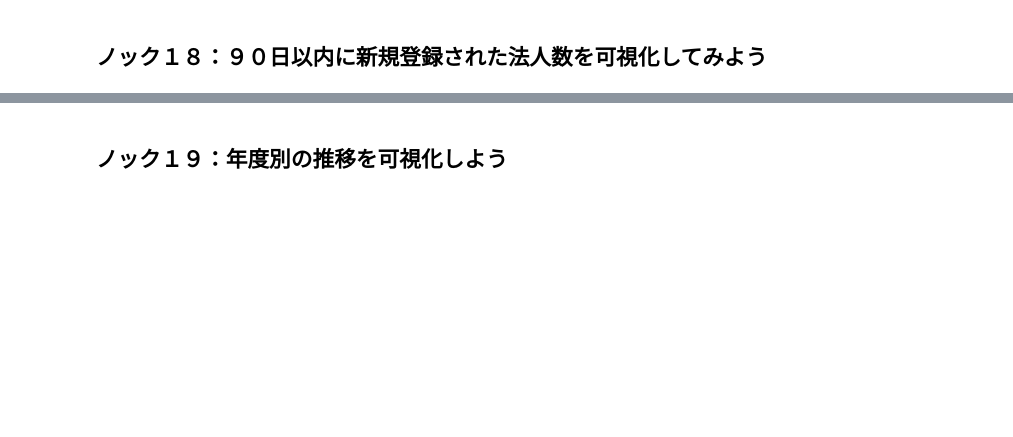
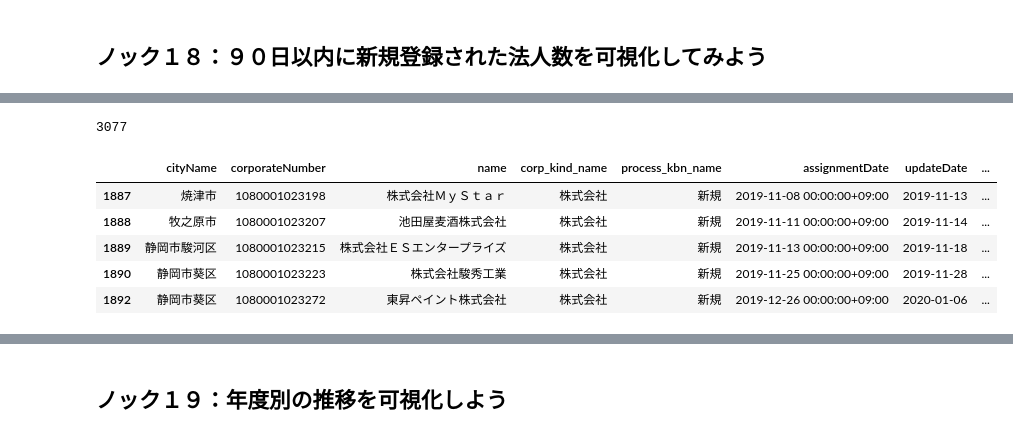
Before and after one commit to naorex/04_Data_PreProcess_Visualize_100Knocks, a Jupyter notebook: book/chapter-1/1章_my_answer.ipynb, the cells around one changed output, grey strips where cells are left out. Saved outputs shown, nothing was run; the diff lists cells and outputs as text; code cells hidden in the pictures; blank space fills up the shorter version.

```diff
--- a/book/chapter-1/1章_my_answer.ipynb
+++ b/book/chapter-1/1章_my_answer.ipynb
@@ -845,8 +1045,16 @@ data.head()
 # %%
-delta = pd.Timedelta(90, 'days')
+delta = pd.Timedelta(365*5, 'days') # ざっくり5年以内
 tmp = data.loc[(data['process_kbn_name'] == '新規') & (base_time - data['assignmentDate'] <= delta)]
 print(len(tmp))
 tmp.head()
+# %% [output]
+3077
+|  | cityName | corporateNumber | name | corp_kind_name | process_kbn_name | assignmentDate | updateDate | ... |
+| 1887 | 焼津市 | 1080001023198 | 株式会社ＭｙＳｔａｒ | 株式会社 | 新規 | 2019-11-08 00:00:00+09:00 | 2019-11-13 | ... |
+| 1888 | 牧之原市 | 1080001023207 | 池田屋麦酒株式会社 | 株式会社 | 新規 | 2019-11-11 00:00:00+09:00 | 2019-11-14 | ... |
+| 1889 | 静岡市駿河区 | 1080001023215 | 株式会社ＥＳエンタープライズ | 株式会社 | 新規 | 2019-11-13 00:00:00+09:00 | 2019-11-18 | ... |
+| 1890 | 静岡市葵区 | 1080001023223 | 株式会社駿秀工業 | 株式会社 | 新規 | 2019-11-25 00:00:00+09:00 | 2019-11-28 | ... |
+| 1892 | 静岡市葵区 | 1080001023272 | 東昇ペイント株式会社 | 株式会社 | 新規 | 2019-12-26 00:00:00+09:00 | 2020-01-06 | ... |
 # %%
 tmp = tmp.groupby('cityName').size()
 tmp.sort_values(inplace=True, ascending=False)
```
Also changed, not shown: parts of 30 cells of this notebook, 1 other file.
